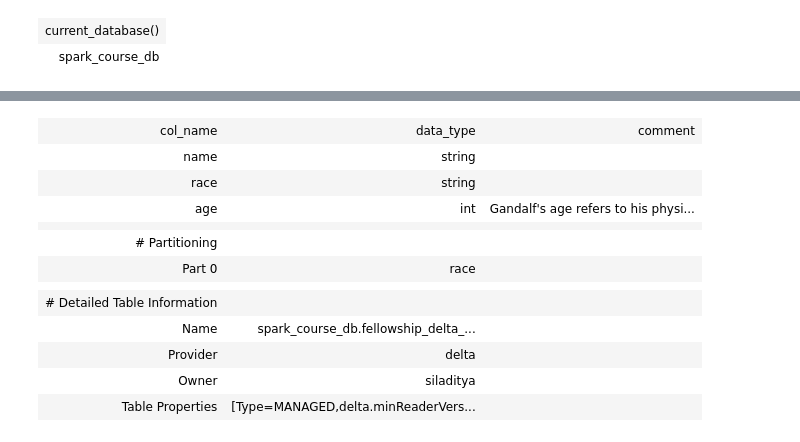
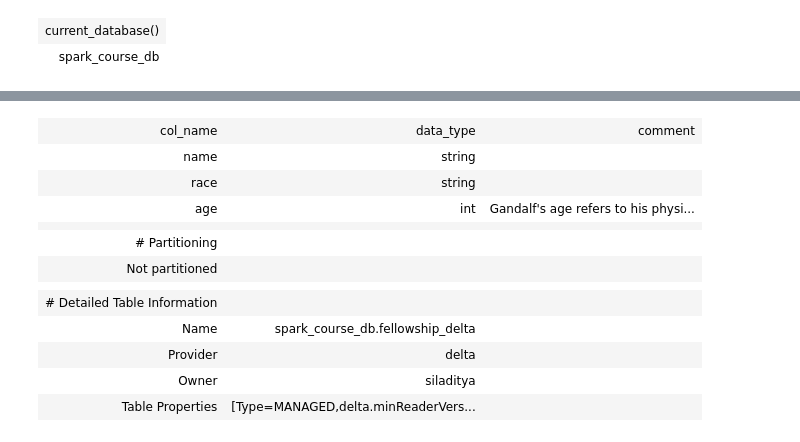
Before and after one commit to siladitya-basu/Spark-Course, a Jupyter notebook: Notebooks/08-sparksql.ipynb, the cells around one changed output, grey strips where cells are left out. Saved outputs shown, nothing was run; the diff lists cells and outputs as text; code cells hidden in the pictures.

```diff
--- a/Notebooks/08-sparksql.ipynb
+++ b/Notebooks/08-sparksql.ipynb
@@ -505,18 +706,18 @@ describe fellowship_delta_part
 # %%
 %%sparksql
 
-describe extended fellowship_delta_part
+describe extended fellowship_delta
 # %% [output]
 | col_name | data_type | comment |
 | name | string |  |
 | race | string |  |
 | age | int | Gandalf's age refers to his physi... |
 |  |  |  |
 | # Partitioning |  |  |
-| Part 0 | race |  |
+| Not partitioned |  |  |
 |  |  |  |
 | # Detailed Table Information |  |  |
-| Name | spark_course_db.fellowship_delta_... |  |
+| Name | spark_course_db.fellowship_delta |  |
 | Provider | delta |  |
 | Owner | siladitya |  |
 | Table Properties | [Type=MANAGED,delta.minReaderVers... |  |
```
Also changed, not shown: parts of 27 cells of this notebook.
